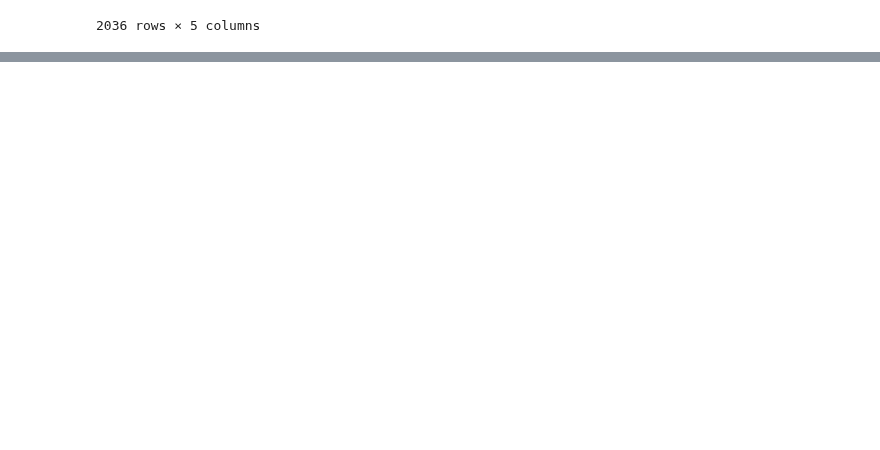
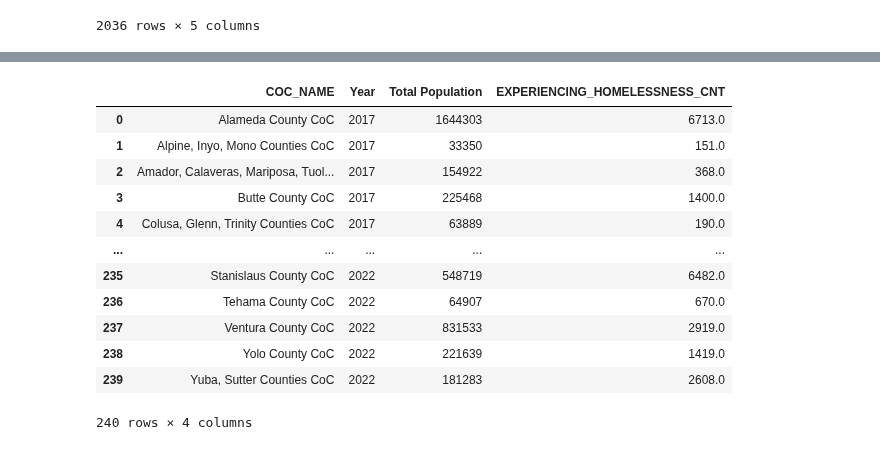
Before and after one commit to evacs/Project-1, a Jupyter notebook: matt_data_exploration.ipynb, the cells around one changed output, grey strips where cells are left out. Cells and saved outputs as stored; diff of their text form; code cells hidden in the pictures; blank space fills up the shorter version.

Commit message:
updated data exploration file

```diff
--- a/matt_data_exploration.ipynb
+++ b/matt_data_exploration.ipynb
@@ -229,0 +195,19 @@ KeyError: 'County'
+# %%
+# Reduce columns to just county, year, and total population
+population_df = population_df[['COUNTY','Year','Total Population']]
+
+# Rename COUNTY column
+population_df = population_df.rename(columns = {'COUNTY': 'County'})
+
+#Filter out California
+population_df = population_df.loc[population_df['County'] != 'California']
+
+#add 'County' to the county names
+population_df['County'] = population_df['County'] + ' County'
+
+# Remove "," from Total Population
+population_df['Total Population'] = population_df['Total Population'].str.replace(',','')
+
+# Change Total Population data type to integer
+population_df['Total Population'] = population_df['Total Population'].astype(int)
+population_df
@@ -229,0 +228,9 @@ KeyError: 'County'
+# %%
+# Import coc mapping csv file and create DataFrame
+coc_data = Path('resources/County-CoC Mapping.csv')
+coc_df = pd.read_csv(coc_data)
+
+# Rename Continuum of Care column to COC_NAME
+coc_df = coc_df.rename(columns = {'Continuum of Care': 'COC_NAME'})
+
+coc_df.head()
@@ -229,0 +244,7 @@ KeyError: 'County'
+# %%
+# Merge population DF and coc DF on County
+population_coc = pd.merge(population_df, coc_df, on='County',how = 'left')
+
+# Group by year and COC Name and sum total population
+population_coc_grouped = population_coc.groupby(['Year', 'COC_NAME'])['Total Population'].sum().reset_index()
+population_coc_grouped
@@ -229,0 +286,21 @@ KeyError: 'County'
+# %%
+# Merge pop_coc_reduced and total_homeless_count
+total_pop_homeless = pd.merge(population_coc_grouped, total_homeless_count, on=['COC_NAME','Year'],how = 'left')
+
+# Reorder columns
+total_pop_homeless = total_pop_homeless[['COC_NAME', 'Year', 'Total Population', 'EXPERIENCING_HOMELESSNESS_CNT']]
+total_pop_homeless
+# %% [output]
+|  | COC_NAME | Year | Total Population | EXPERIENCING_HOMELESSNESS_CNT |
+| 0 | Alameda County CoC | 2017 | 1644303 | 6713.0 |
+| 1 | Alpine, Inyo, Mono Counties CoC | 2017 | 33350 | 151.0 |
+| 2 | Amador, Calaveras, Mariposa, Tuol... | 2017 | 154922 | 368.0 |
+| 3 | Butte County CoC | 2017 | 225468 | 1400.0 |
+| 4 | Colusa, Glenn, Trinity Counties CoC | 2017 | 63889 | 190.0 |
+| ... | ... | ... | ... | ... |
+| 235 | Stanislaus County CoC | 2022 | 548719 | 6482.0 |
+| 236 | Tehama County CoC | 2022 | 64907 | 670.0 |
+| 237 | Ventura County CoC | 2022 | 831533 | 2919.0 |
+| 238 | Yolo County CoC | 2022 | 221639 | 1419.0 |
+| 239 | Yuba, Sutter Counties CoC | 2022 | 181283 | 2608.0 |
+240 rows × 4 columns
```
Also changed, not shown: parts of 17 cells of this notebook.
